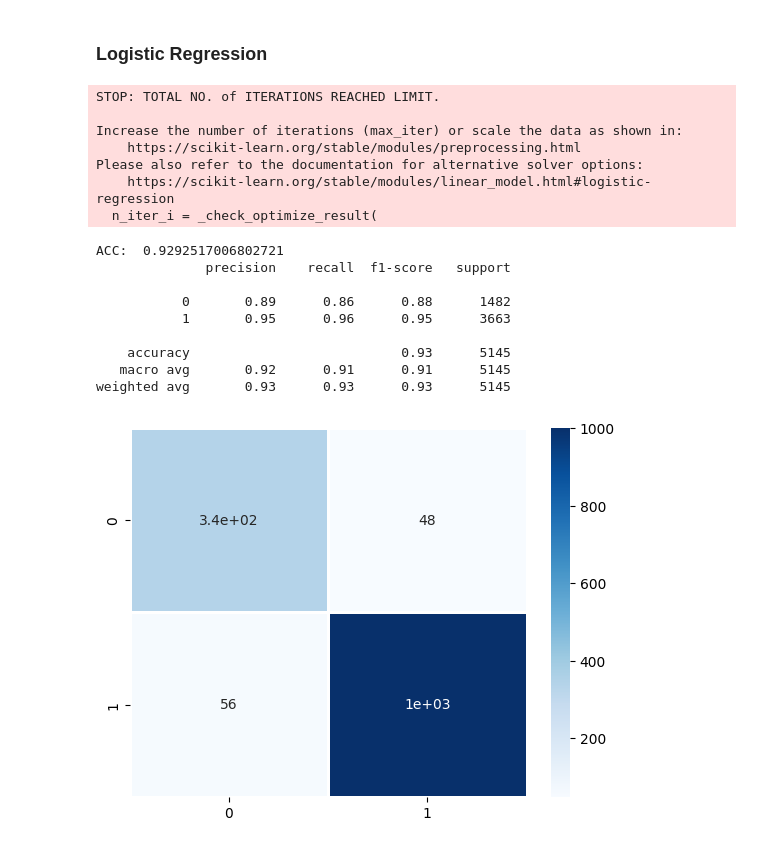
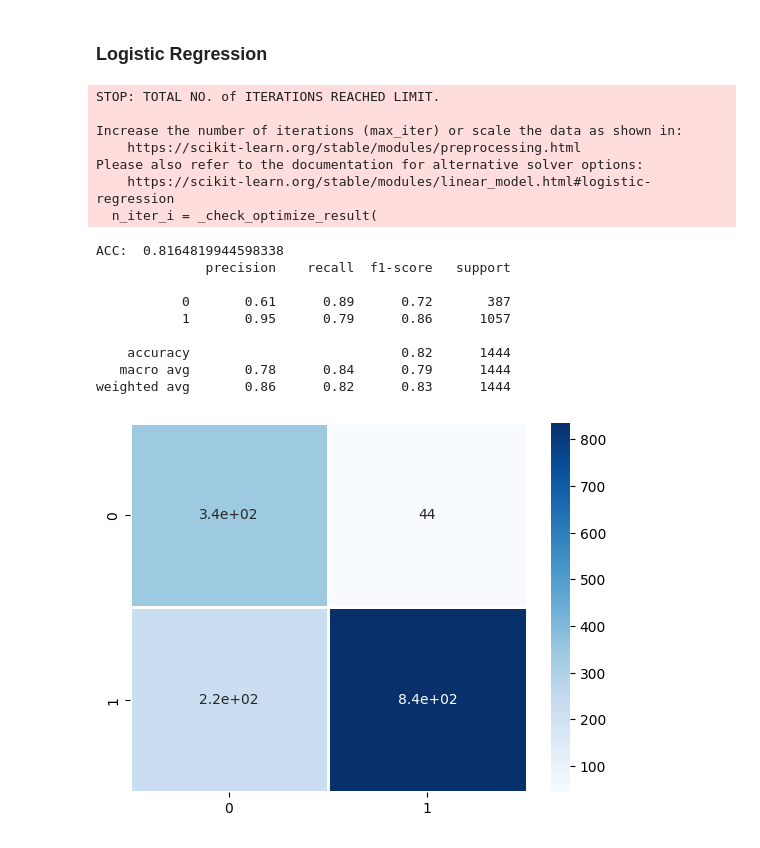
Before and after one commit to xuanbaojr/khaipha_btl, a Jupyter notebook: khaipha.ipynb, the cells around one changed output. Saved outputs shown, nothing was run; the diff lists cells and outputs as text; code cells hidden in the pictures.

```diff
--- a/khaipha.ipynb
+++ b/khaipha.ipynb
@@ -223,3 +152,19 @@ test_df.loc[test_df["Customer Status"] == "Churned", category_cols] = test_df.lo
+# %%
+phone_cols_num = ["Avg Monthly Long Distance Charges"]
+phone_cols_cat = ["Multiple Lines"]
+
+internet_cols_num = ["Avg Monthly GB Download"]
+internet_cols_cat = [seriesName for seriesName, series in train_df.iloc[:,16:26].items() if series.dtype == "object"]
+
+train_df[phone_cols_num] = train_df[phone_cols_num].fillna(0)
+train_df[phone_cols_cat] = train_df[phone_cols_cat].fillna("No")
+train_df[internet_cols_num] = train_df[internet_cols_num].fillna(0)
+train_df[internet_cols_cat] = train_df[internet_cols_cat].fillna("No")
+
+test_df[phone_cols_num] = test_df[phone_cols_num].fillna(0)
+test_df[phone_cols_cat] = test_df[phone_cols_cat].fillna("No")
+test_df[internet_cols_num] = test_df[internet_cols_num].fillna(0)
+test_df[internet_cols_cat] = test_df[internet_cols_cat].fillna("No")
 # %% [markdown]
 ### 3.1.2 Xử lý giá trị ngoại lệ
 # %%
@@ -253,11 +198,6 @@ for seriesName, series in train_df.items():
     if series.dtype != "object":
         clipper = BoxplotOutlierClipper()
         train_df[seriesName] = clipper.fit_transform(series)
-
-for seriesName, series in test_df.items():
-    if series.dtype != "object":
-        clipper = BoxplotOutlierClipper()
-        test_df[seriesName] = clipper.fit_transform(series)
 # %% [markdown]
 ## 3.2 Chuyển đổi dữ liệu
 # %%
@@ -276,6 +216,7 @@ y_test = test_df['Customer Status'].replace(class_dict)
 # normalization
 from sklearn.preprocessing import MinMaxScaler, StandardScaler
 
+numerical_cols = [cname for cname in X_train.columns if X_train[cname].dtype in ['int64', 'float64']]
 scaler = StandardScaler()
 scaler.fit(X_train[numerical_cols])
 
@@ -463,9 +404,10 @@ def evaluate(model, x_test, y_test):
     return pred
 
 for i in range(57):
-    pca = PCA(n_components=i+1)
-    X_train_ = pca.fit_transform(X_train)
-    X_test_ = pca.fit_transform(X_test)
+    pca = PCA(n_components=i+1).fit(X_train)
+
+    X_train_ = pca.transform(X_train)
+    X_test_ = pca.transform(X_test)
     rfc = RandomForestClassifier(n_estimators=110,max_features='sqrt',max_depth=40)
 
     rfc.fit(X_train_, y_train)
@@ -550,27 +474,27 @@ weighted avg       0.92      0.91      0.92      1444
 # %%
 from sklearn.linear_model import LogisticRegression
 
 clf = LogisticRegression(random_state=0).fit(X_train, y_train)
-pred_clf = evaluate(clf, X_train, y_train)
+pred_clf = evaluate(clf, X_test, y_test)
 visualize_result(clf, X_test, y_test)
 # %% [output]
 STOP: TOTAL NO. of ITERATIONS REACHED LIMIT.
 
 Increase the number of iterations (max_iter) or scale the data as shown in:
     https://scikit-learn.org/stable/modules/preprocessing.html
 Please also refer to the documentation for alternative solver options:
     https://scikit-learn.org/stable/modules/linear_model.html#logistic-regression
   n_iter_i = _check_optimize_result(
-ACC:  0.9292517006802721
+ACC:  0.8164819944598338
               precision    recall  f1-score   support
 
-           0       0.89      0.86      0.88      1482
-           1       0.95      0.96      0.95      3663
+           0       0.61      0.89      0.72       387
+           1       0.95      0.79      0.86      1057
 
-    accuracy                           0.93      5145
-   macro avg       0.92      0.91      0.91      5145
-weighted avg       0.93      0.93      0.93      5145
+    accuracy                           0.82      1444
+   macro avg       0.78      0.84      0.79      1444
+weighted avg       0.86      0.82      0.83      1444
-[figure, old version]
+[figure, new version]
 # %%
 import numpy as np
 import matplotlib.pyplot as plt
```
Also changed, not shown: parts of 14 cells of this notebook.
